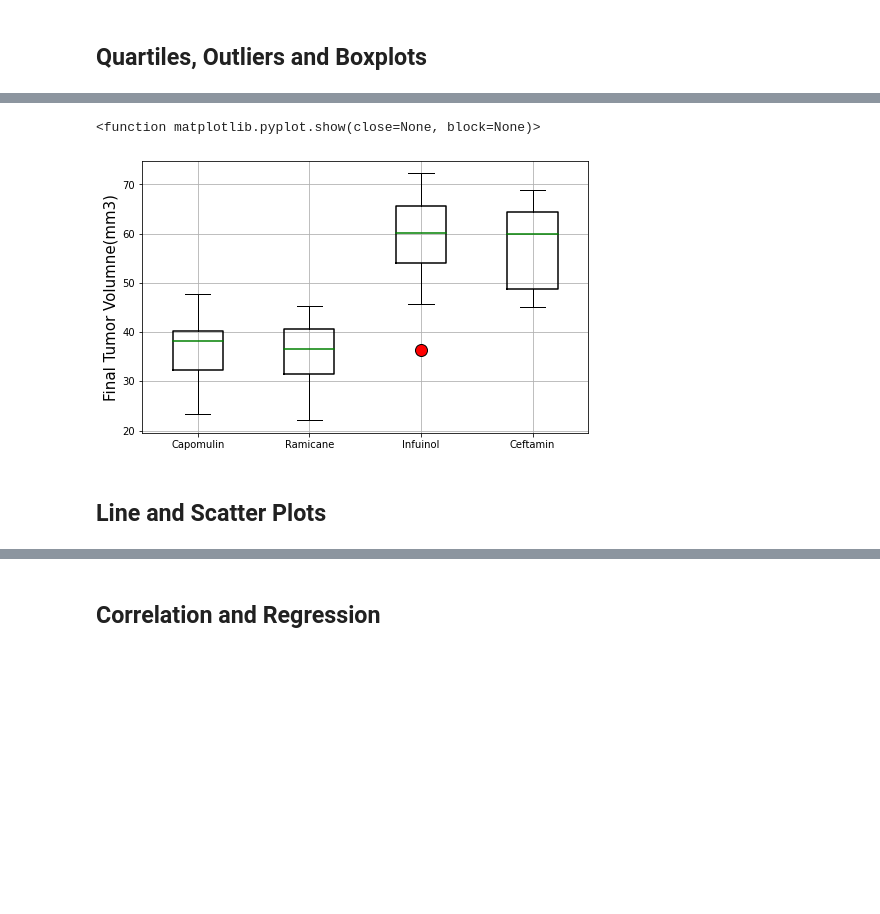
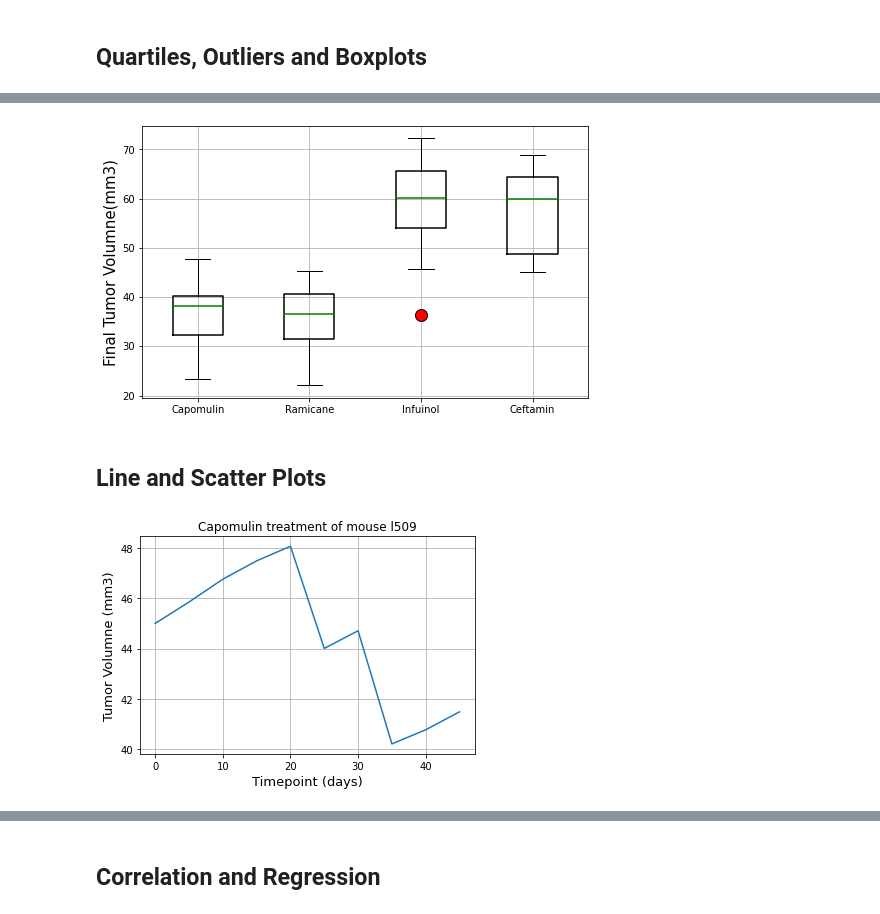
Before and after one commit to lcswsher/Matplotlib_challenge, a Jupyter notebook: pymaceuticals_starter.ipynb, the cells around one changed output, grey strips where cells are left out. Saved outputs shown, nothing was run; the diff lists cells and outputs as text; code cells hidden in the pictures; blank space fills up the shorter version.

Commit message:
updates line plot tumor volume vs time point and scatter plot of mouse weight and avg tumor volume

```diff
--- a/pymaceuticals_starter.ipynb
+++ b/pymaceuticals_starter.ipynb
@@ -299,9 +319,9 @@ The IQR for Ceftamin is 15.58
 # %%
-# Generate a box plot of the final tumor volume of each mouse across four regimens of interest
+# To generate a box plot of the final tumor volume of each mouse across four regimens of interest
+
 data_for_box_plot = (capomulin_max_tumor_vol_by_mouse, ramicane_max_tumor_vol_by_mouse, infubinol_max_tumor_vol_by_mouse,ceftamin_max_tumor_vol_by_mouse)
 treatment_regimens = ["Capomulin","Ramicane","Infuinol","Ceftamin"]
-outlier = dict(marker='o', markerfacecolor='r', markersize=12,
-                  linestyle='none', markeredgecolor='k')
+outlier = dict(marker='o', markerfacecolor='r', markersize=12, linestyle='none', markeredgecolor='k')
 medianprops = dict(color="green",linewidth=1.5)
 boxprops = dict(color="black",linewidth=1.5)
 fig1, ax1 = plt.subplots(figsize=(8,5))
@@ -309,9 +329,8 @@ ax1.set_ylabel("Final Tumor Volumne(mm3)", fontsize=15)
 ax1.boxplot(data_for_box_plot, labels=treatment_regimens, flierprops=outlier, medianprops=medianprops, boxprops=boxprops)
 ax1.xaxis.grid(True)
 ax1.yaxis.grid(True)
-plt.show
+plt.show()
 # %% [output]
-<function matplotlib.pyplot.show(close=None, block=None)>
 [figure]
 # %% [markdown]
 ## Line and Scatter Plots
@@ -321,0 +337,12 @@ plt.show
+# %%
+# Generate a line plot of tumor volume vs. time point for a mouse treated with Capomulin
+l509_df = Capomulin_df["Mouse ID"] == "l509"
+l509_df = pd.DataFrame(Capomulin_df[l509_df])
+l509_df_y_axis = l509_df["Timepoint"].to_list()
+l509_df_x_axis = l509_df["Tumor Volume (mm3)"].to_list()
+plt.xlabel("Timepoint (days)",fontsize=13), plt.ylabel("Tumor Volumne (mm3)", fontsize=13), plt.grid("True"), plt.title("Capomulin treatment of mouse l509")
+plt.plot(l509_df_y_axis, l509_df_x_axis)
+plt.yticks([40,42,44,46,48])
+plt.show()
+# %% [output]
+[figure, added]
```
Also changed, not shown: parts of 7 cells of this notebook.
